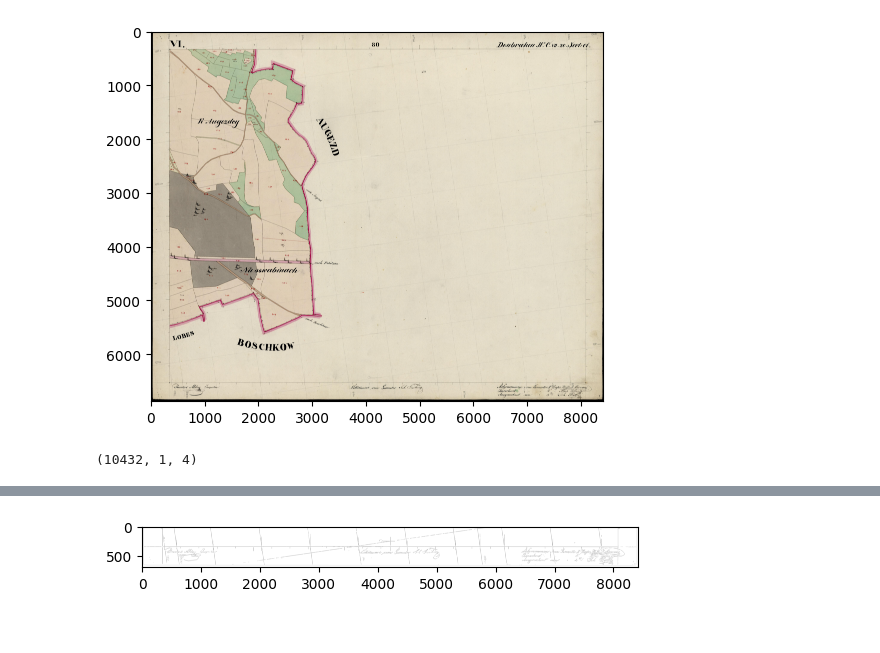
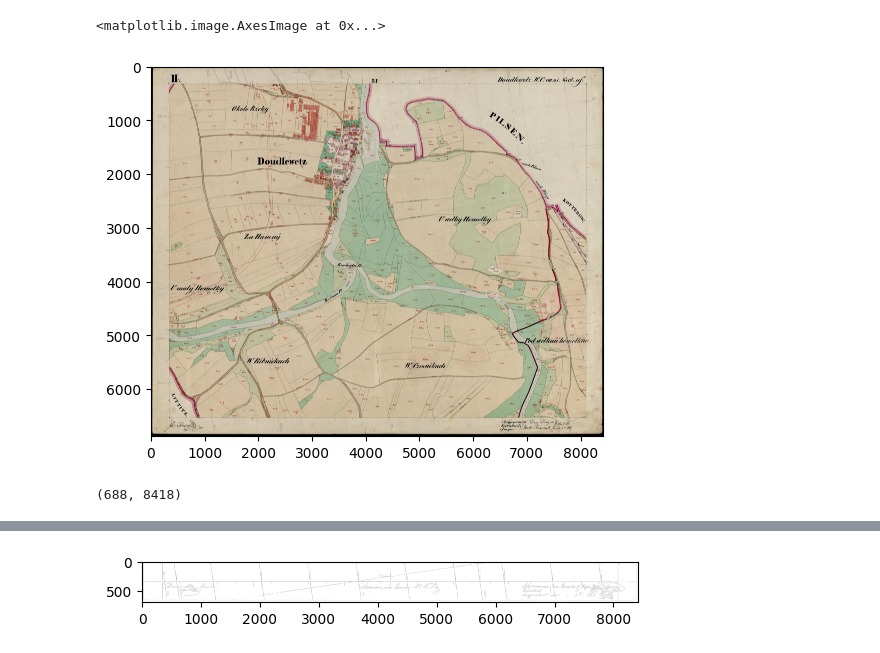
Before and after one commit to danschnurp/kiv-zvi, a Jupyter notebook: SP/experiments.ipynb, the cells around one changed output, grey strips where cells are left out. Cells and saved outputs as stored; diff of their text form; code cells hidden in the pictures.

```diff
--- a/SP/experiments.ipynb
+++ b/SP/experiments.ipynb
@@ -6,26 +1,49 @@ from matplotlib import pyplot as plt
 # %%
 
+import cv2
+import numpy as np
+from matplotlib import pyplot as plt
+
 # A command line argument.
-input_name = "UAZK-B2-a-04-C-1425-006.JPG"
+input_name = "C:/Users/dartixus/PycharmProjects/kiv-zvi/SP/data_katastr/UAZK-B2-a-04-C-1428-002.JPG"
 
 # It reads the image from the file and converts it to grayscale.
-img = cv2.cvtColor(cv2.imread("./data_katastr/" + input_name), cv2.COLOR_BGR2RGB)
+# img = (cv2.imread(input_name, cv2.IMREAD_GRAYSCALE))
+img = cv2.cvtColor((cv2.imread(input_name,  cv2.COLOR_BGR2RGB)),  cv2.COLOR_BGR2RGB)
 
 assert img is not None, "file could not be read, check with os.path.exists()"
+# A Canny edge detector.
+# img = cv2.Canny(img, 1, 500)
 plt.imshow(img)
-plt.show()
 # %% [output]
+<matplotlib.image.AxesImage at 0x...>
-[figure, old version]
+[figure, new version]
+# %%
+# Taking the right 90% of the image.
+right_border = int(img.shape[1] * 0.9)
+# Taking the left 10% of the image.
+left_border = int(img.shape[1] * 0.1)
+# Taking the bottom 90% of the image.
+bottom_border = int(img.shape[0] * 0.9)
+# Taking the top 10% of the image.
+top_border = int(img.shape[0] * 0.1)
+
+# Taking the right, left, bottom and top border of the image.
+right_border = img[:, right_border:]
+left_border = img[:, :left_border]
+bottom_border = img[bottom_border:, :]
+top_border = img[:top_border, :]
+print(top_border.shape)
+# %% [output]
+(688, 8418)
 # %%
-
-# A Canny edge detector.
-edges = cv2.Canny(img, 1, 500)
+def euclidean_2D(x1, x2, y1, y2):
+    return np.sqrt((x1-x2)**2 + (y1-y2)**2)
 
 # Create default parametrization LSD
 lsd = cv2.createLineSegmentDetector(0)
 
 # Detect lines in the image
-lines = lsd.detect(img)[0]  # Position 0 of the returned tuple are the detected lines
-print(lines.shape)
+lines = lsd.detect(top_border)[0]  # Position 0 of the returned tuple are the detected lines
+lines = np.squeeze(lines)
+distances = np.array([euclidean_2D(i[0], i[2], i[1], i[3],)  for i in lines])
-# %% [output]
-(10432, 1, 4)
```
Also changed, not shown: parts of 9 cells of this notebook.
